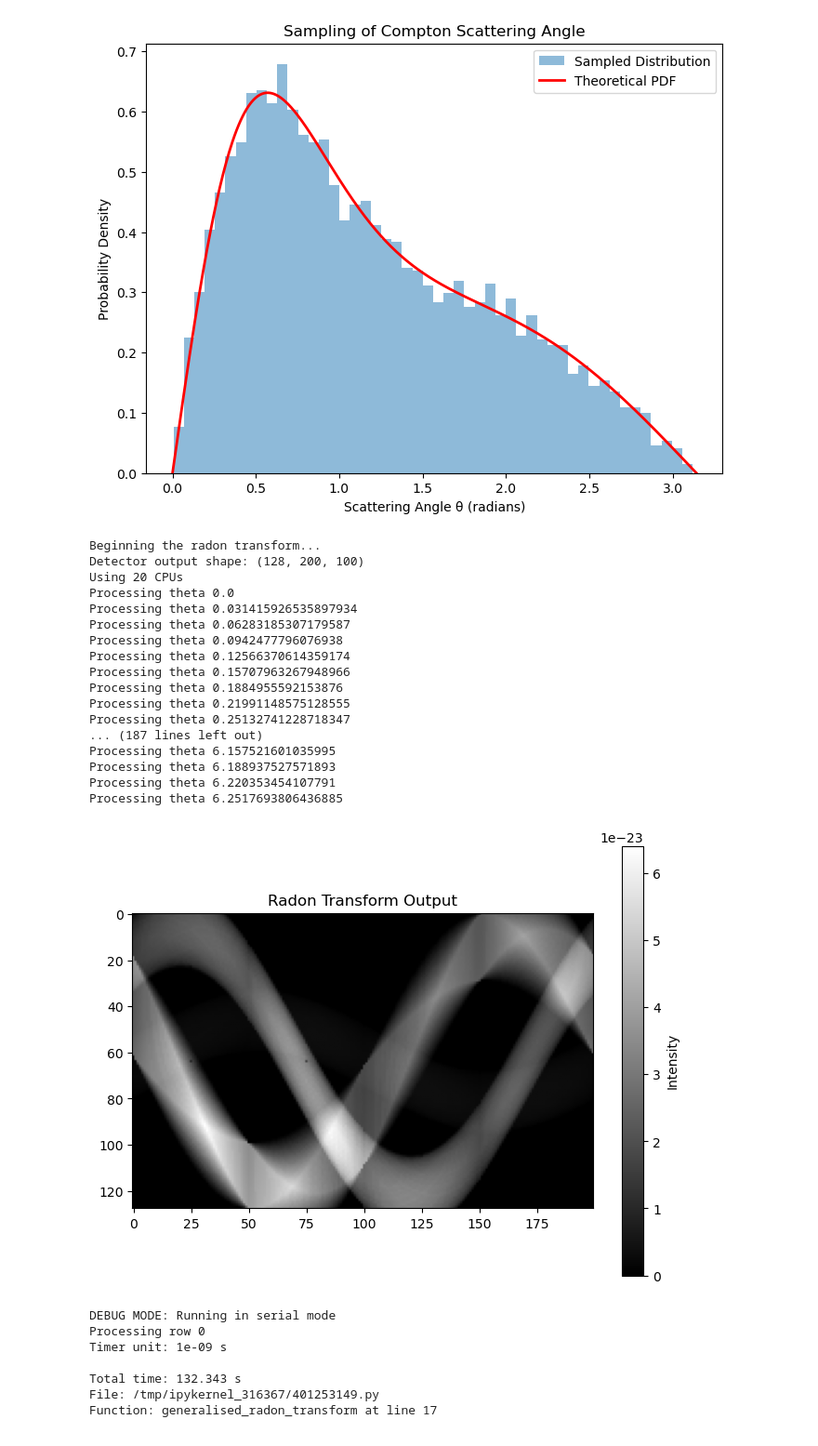
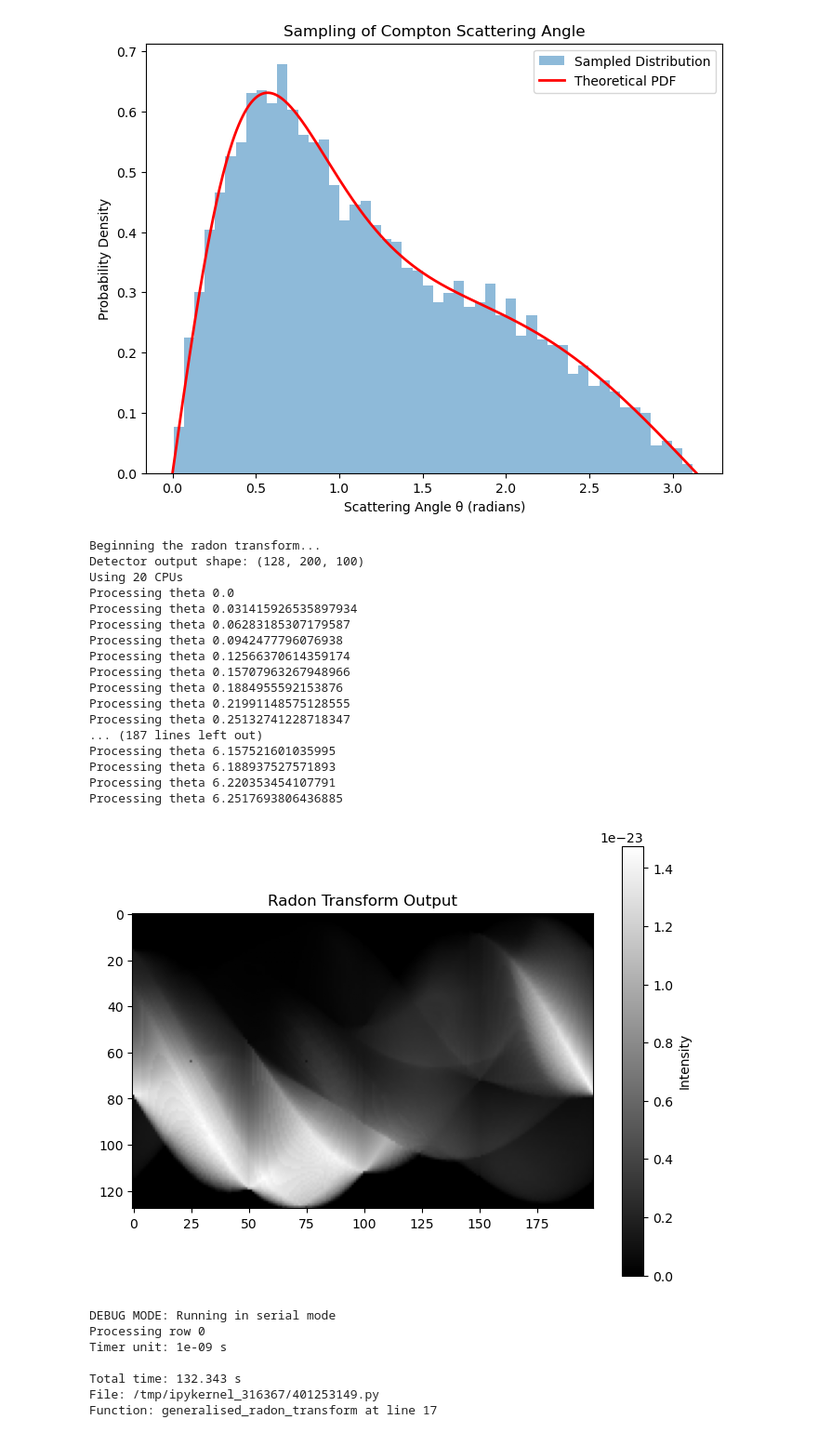
Before and after one commit to samuelnub/lircst-ana, a Jupyter notebook: src/AnalyticalCST.ipynb, the cells around one changed output. Shown at 93% size. Drawn from its saved outputs; the diff is of its cells as text; code cells hidden in the pictures.

```diff
--- a/src/AnalyticalCST.ipynb
+++ b/src/AnalyticalCST.ipynb
@@ -873,6 +884,12 @@ def generalised_radon_transform(phantom: np.ndarray,
 from multiprocessing import Pool, cpu_count
 
 debug: bool = False
+
+source_linspace: np.ndarray = np.linspace(detec_min_e_mev, E0, detec_bins)
+source_spect = beta_spectrum(source_linspace, E0, alpha=2.0, beta_param=4.0)
+source_spect: dict[float, float] = dict(zip(source_linspace, source_spect))
+bin_linspace: np.ndarray = np.linspace(detec_min_e_mev, detec_max_e_mev, detec_bins) # These two linspaces may well be the same
+
 
 # For sinogram generation, we'd like to go column by column (slice by slice)
 def generalised_radon_transform_col(phantom: np.ndarray,
@@ -901,12 +918,6 @@ def radon_over_detector_pixels(phantom: np.ndarray, detec_size: int, detec_dims:
   detec_shape.append(detec_bins) # Our bins are not included in the dims size, but we tag it on!
   detec_shape = tuple(detec_shape)
   detec_output: np.ndarray = np.zeros(detec_shape)
-  print(f"Detector output shape: {detec_output.shape}")
-
-  source_linspace: np.ndarray = np.linspace(detec_min_e_mev, E0, detec_bins)
-  source_spect = beta_spectrum(source_linspace, E0, alpha=2.0, beta_param=4.0)
-  source_spect: dict[float, float] = dict(zip(source_linspace, source_spect))
-  bin_linspace: np.ndarray = np.linspace(detec_min_e_mev, detec_max_e_mev, detec_bins) # These two linspaces may well be the same
 
   if debug:
     print("DEBUG MODE: Running in serial mode")
@@ -919,7 +930,6 @@ def radon_over_detector_pixels(phantom: np.ndarray, detec_size: int, detec_dims:
   # Trying out multiprocessing
   cpus: int = cpu_count()
   with Pool(processes=cpus) as pool:
-    print(f"Using {cpus} CPUs")
 
     reses: dict[tuple, np.ndarray] = {}
 
@@ -933,10 +943,9 @@ def radon_over_detector_pixels(phantom: np.ndarray, detec_size: int, detec_dims:
                                                                       ))
         reses[(y)] = res
       for y in range(0, detec_size):
-        print(f"Processing col {y}")
         detec_output[:,y] = reses[(y)].get()
     else:
-      theta_linspace = np.linspace(0, 2 * np.pi, detec_shape[1], endpoint=False)
+      theta_linspace = np.linspace(0, 2 * np.pi, detec_shape[1], endpoint=False).tolist()
       for sinogram_theta in theta_linspace:
         res = pool.apply_async(generalised_radon_transform_col, args=(phantom,
                                                                       sinogram_theta,
@@ -945,9 +954,8 @@ def radon_over_detector_pixels(phantom: np.ndarray, detec_size: int, detec_dims:
                                                                       bin_linspace
                                                                       ))
         reses[(sinogram_theta)] = res
-      for sinogram_index, sinogram_theta in np.ndenumerate(theta_linspace):
-        print(f"Processing theta {sinogram_theta}")
-        detec_output[:,sinogram_index[0]] = reses[(sinogram_theta)].get()
+      for sinogram_index, sinogram_theta in enumerate(theta_linspace):
+        detec_output[:,sinogram_index] = reses[(sinogram_theta)].get()
 
   return detec_output
 # %%
@@ -959,35 +967,35 @@ import matplotlib.pyplot as plt
 # Assuming 'phantom', 'phan_size', 'chan_scat_coef', and 'chan_atten_coef' are defined from previous code
 
 print("Beginning the radon transform...")
 
 # Example usage:
-radon_output = radon_over_detector_pixels(phantom, detec_size, detec_dims, detec_bins, sinogram_slice=60)
+radon_output = radon_over_detector_pixels(phantom, detec_size, detec_dims, detec_bins, sinogram_slice=120)
 
 # Display the result
 plt.figure(figsize=(8, 6))
 plt.imshow(np.sum(radon_output, axis=2), cmap="gray") # Visualising the sum over our energy bins (integrate energy)
 plt.title("Radon Transform Output")
 plt.colorbar(label="Intensity")
 plt.show()
 # %% [output]
 Beginning the radon transform...
 Detector output shape: (128, 200, 100)
 Using 20 CPUs
 Processing theta 0.0
 Processing theta 0.031415926535897934
 Processing theta 0.06283185307179587
 Processing theta 0.0942477796076938
 Processing theta 0.12566370614359174
 Processing theta 0.15707963267948966
 Processing theta 0.1884955592153876
 Processing theta 0.21991148575128555
 Processing theta 0.25132741228718347
 ... (187 lines left out)
 Processing theta 6.157521601035995
 Processing theta 6.188937527571893
 Processing theta 6.220353454107791
 Processing theta 6.2517693806436885
-[figure, old version]
+[figure, new version]
 # %%
 %lprun -f generalised_radon_transform radon_over_detector_pixels(phantom, detec_size, detec_dims, detec_bins)
 # %% [output]
```
Also changed, not shown: parts of 4 cells of this notebook, 2 other files.
